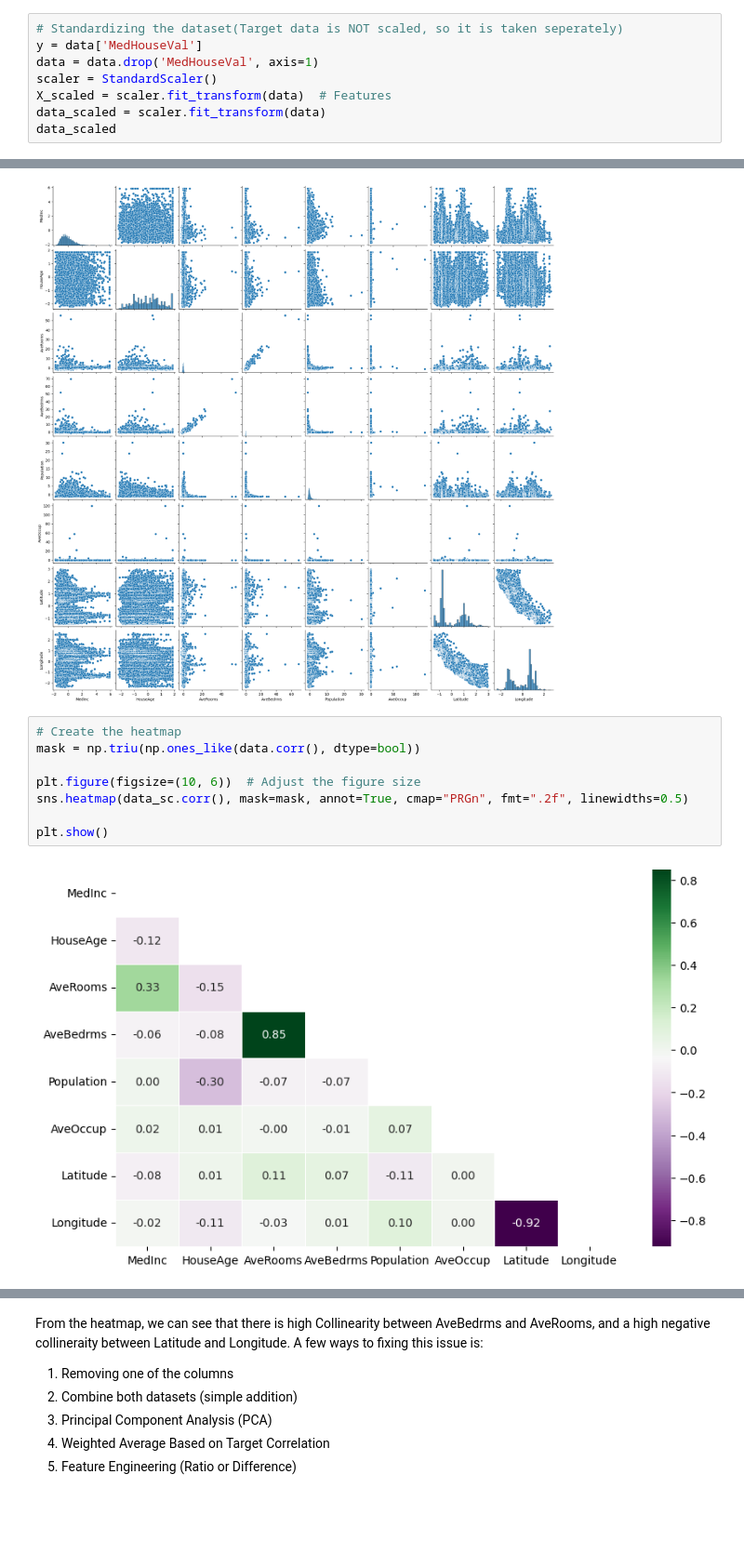
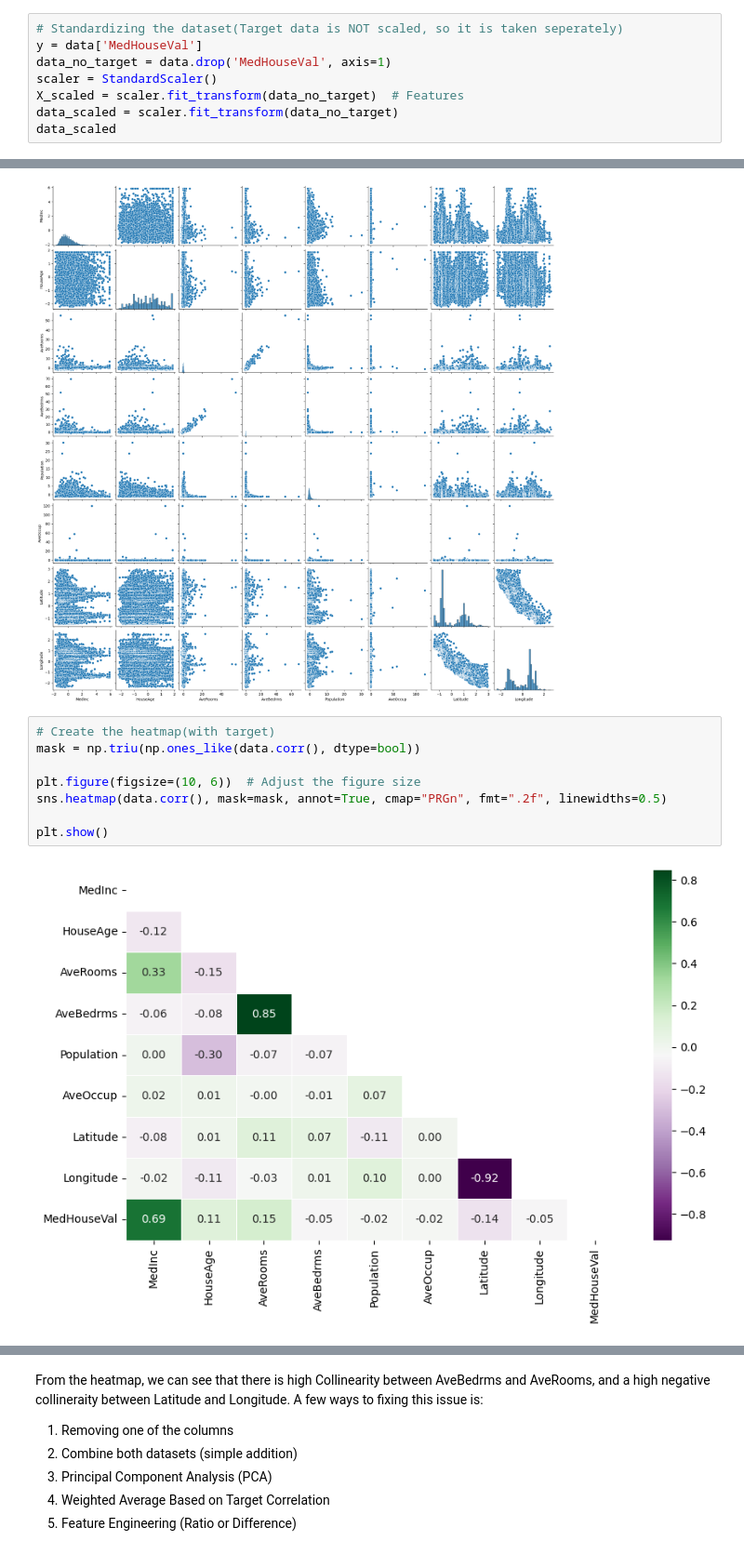
Before and after one commit to SG20000402/Machine-learning-algorithms, a Jupyter notebook: Supervised/Linear regression/regression.ipynb, the cells around one changed output, grey strips where cells are left out. Shown at 93% size. Cells and saved outputs as stored; diff of their text form; blank space fills up the shorter version.

```diff
--- a/Supervised/Linear regression/regression.ipynb
+++ b/Supervised/Linear regression/regression.ipynb
@@ -100,9 +100,9 @@ plt.show()
 # %%
 # Standardizing the dataset(Target data is NOT scaled, so it is taken seperately)
 y = data['MedHouseVal']
-data = data.drop('MedHouseVal', axis=1)
+data_no_target = data.drop('MedHouseVal', axis=1)
 scaler = StandardScaler()
-X_scaled = scaler.fit_transform(data)  # Features
-data_scaled = scaler.fit_transform(data)
+X_scaled = scaler.fit_transform(data_no_target)  # Features
+data_scaled = scaler.fit_transform(data_no_target)
 data_scaled
 # %% [output]
@@ -154,12 +171,12 @@ sns.pairplot(data_sc)
 <seaborn.axisgrid.PairGrid at 0x...>
 [figure]
 # %%
-# Create the heatmap
+# Create the heatmap(with target)
 mask = np.triu(np.ones_like(data.corr(), dtype=bool))
 
 plt.figure(figsize=(10, 6))  # Adjust the figure size
-sns.heatmap(data_sc.corr(), mask=mask, annot=True, cmap="PRGn", fmt=".2f", linewidths=0.5)
+sns.heatmap(data.corr(), mask=mask, annot=True, cmap="PRGn", fmt=".2f", linewidths=0.5)
 
 plt.show()
 # %% [output]
-[figure, old version]
+[figure, new version]
```
Also changed, not shown: parts of 5 cells of this notebook, 1 other file.
